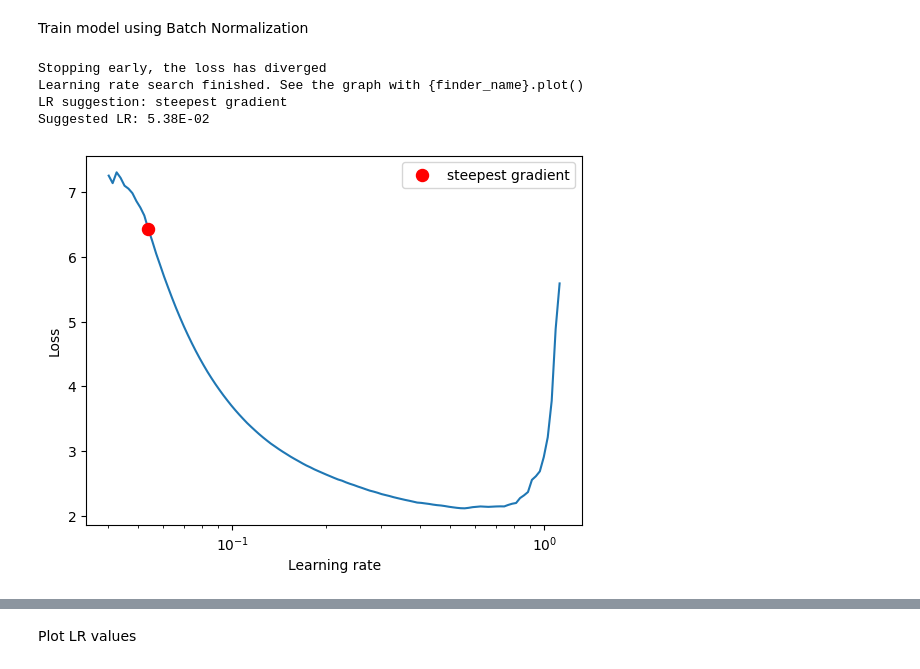
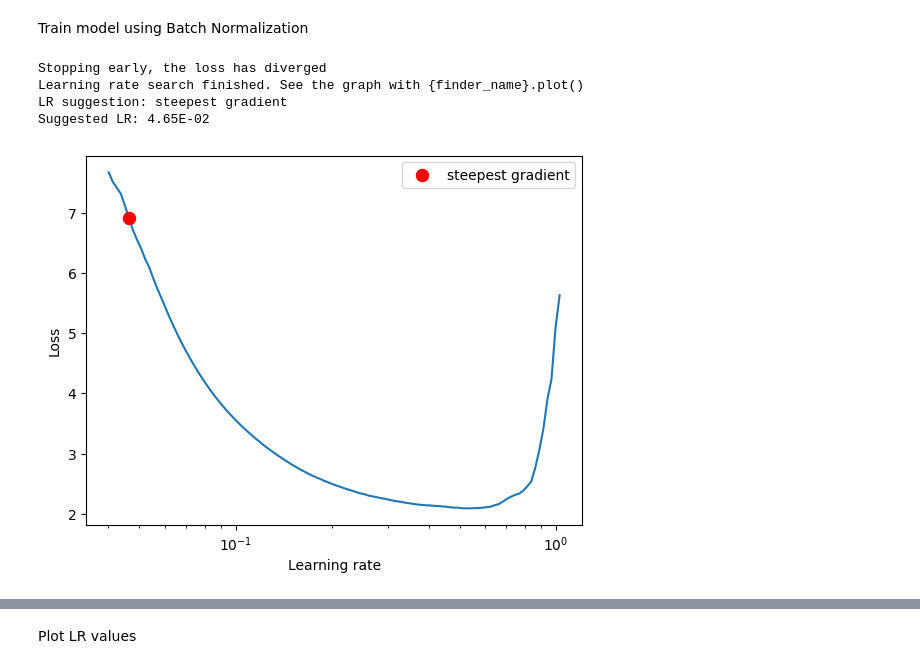
Before and after one commit to jyanivaddi/ERA_V1, a Jupyter notebook: session_10/s10.ipynb, the cells around one changed output, grey strips where cells are left out. Drawn from its saved outputs; the diff is of its cells as text; code cells hidden in the pictures.

```diff
--- a/session_10/s10.ipynb
+++ b/session_10/s10.ipynb
@@ -147,18 +147,18 @@ preview_images(train_loader,class_names, num_rows = 5, num_cols = 5)
 # %% [markdown]
 Train model using Batch Normalization
 # %%
-drop_out = 0.0
+drop_out = 0.02
 num_epochs=24
 resnet_model = CustomResnet(base_channels=3, num_classes=10,drop_out_probability=drop_out).to(device)
 criterion = nn.CrossEntropyLoss(reduction='mean')
 optim_obj = Optimization(resnet_model, device, train_loader, criterion, num_epochs)
 lr_history = find_best_lr(resnet_model, train_loader, optim_obj.optimizer, criterion, device)
 # %% [output]
 Stopping early, the loss has diverged
 Learning rate search finished. See the graph with {finder_name}.plot()
 LR suggestion: steepest gradient
-Suggested LR: 5.38E-02
+Suggested LR: 4.65E-02
-[figure, old version]
+[figure, new version]
 # %%
 from torch.optim.lr_scheduler import OneCycleLR
 #optim_obj.define_scheduler(max_lr=4.93E-2)
```
Also changed, not shown: parts of 6 cells of this notebook.
